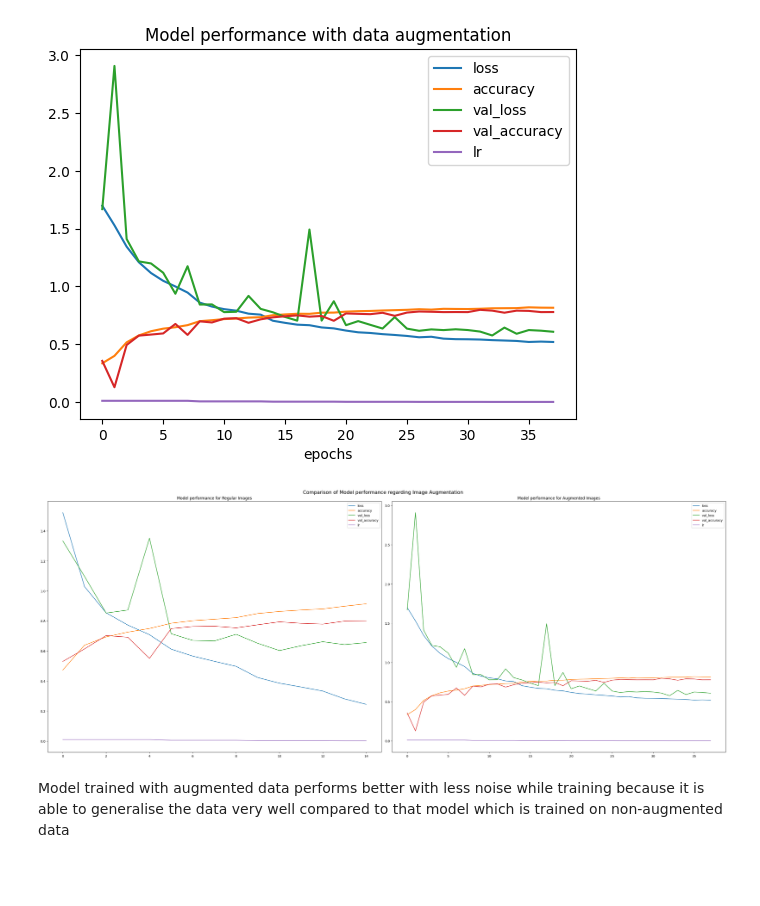
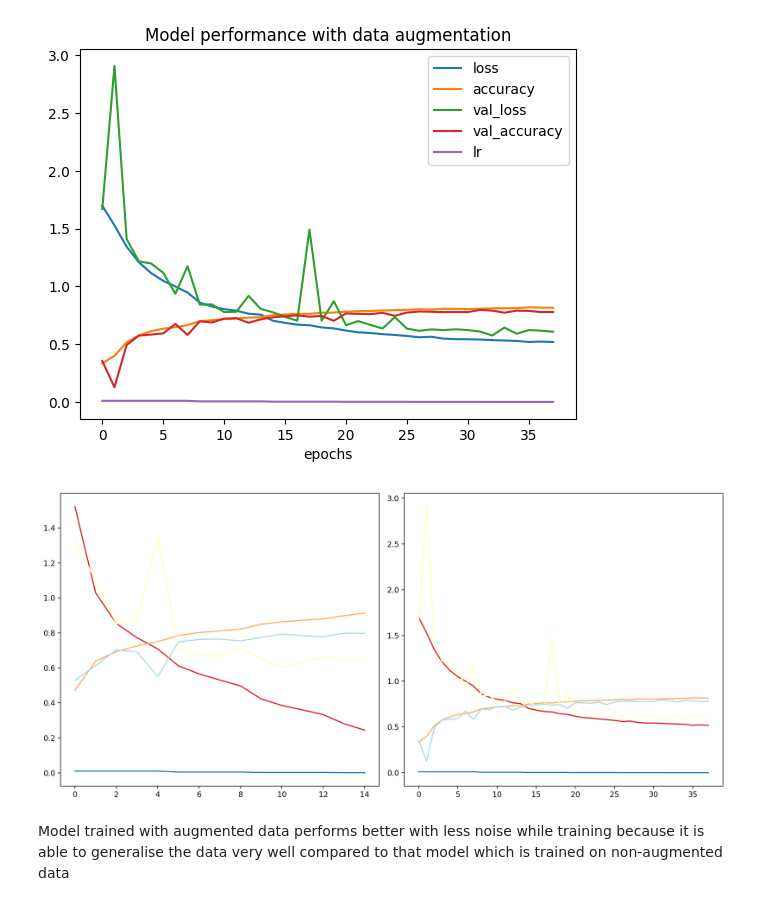
Before and after one commit to Ujjwal-Mk/IEEE, a Jupyter notebook: Training.ipynb, the cells around one changed output. Saved outputs shown, nothing was run; the diff lists cells and outputs as text; code cells hidden in the pictures; blank space fills up the shorter version.

Commit message:
added one more image

```diff
--- a/Training.ipynb
+++ b/Training.ipynb
@@ -381,19 +394,20 @@ plt.xlabel("epochs")
 Text(0.5, 0, 'epochs')
 [figure]
 # %%
-fig, axs = plt.subplots(1, 2, figsize=(30, 12))
+fig, axs = plt.subplots(1, 2, figsize=(13, 6), dpi=200)  # Adjust figsize to meet the pixel requirements
+colour = ['#d7191c','#fdae61','#ffffbf','#abd9e9','#2c7bb6']
 
 # Plot the first dataframe in the first subplot
-pd.DataFrame(history_no_aug).plot(ax=axs[0])
-axs[0].set_title('Model performance for Regular Images')
+pd.DataFrame(history_no_aug).plot(ax=axs[0], color=colour, legend=False)
+# axs[0].set_title('Model performance for Regular Images')
 
-pd.DataFrame(history_aug).plot(ax=axs[1])
-axs[1].set_title('Model performance for Augmented Images')
+pd.DataFrame(history_aug).plot(ax=axs[1], color=colour, legend=False)
+# axs[1].set_title('Model performance for Augmented Images')
+# fig.suptitle('Comparison of Model performance regarding Image Augmentation', fontsize=15)
 
-fig.suptitle('Comparison of Model performance regarding Image Augmentation', fontsize=15)
 plt.tight_layout()
-plt.show()
+plt.savefig('augvsnoaug.png', dpi=200)
 # %% [output]
-[figure, old version]
+[figure, new version]
 # %% [markdown]
 Model trained with augmented data performs better with less noise while training because it is able to generalise the data very well compared to that model which is trained on non-augmented data
```
Also changed, not shown: parts of 1 cell of this notebook, 3 other files.
